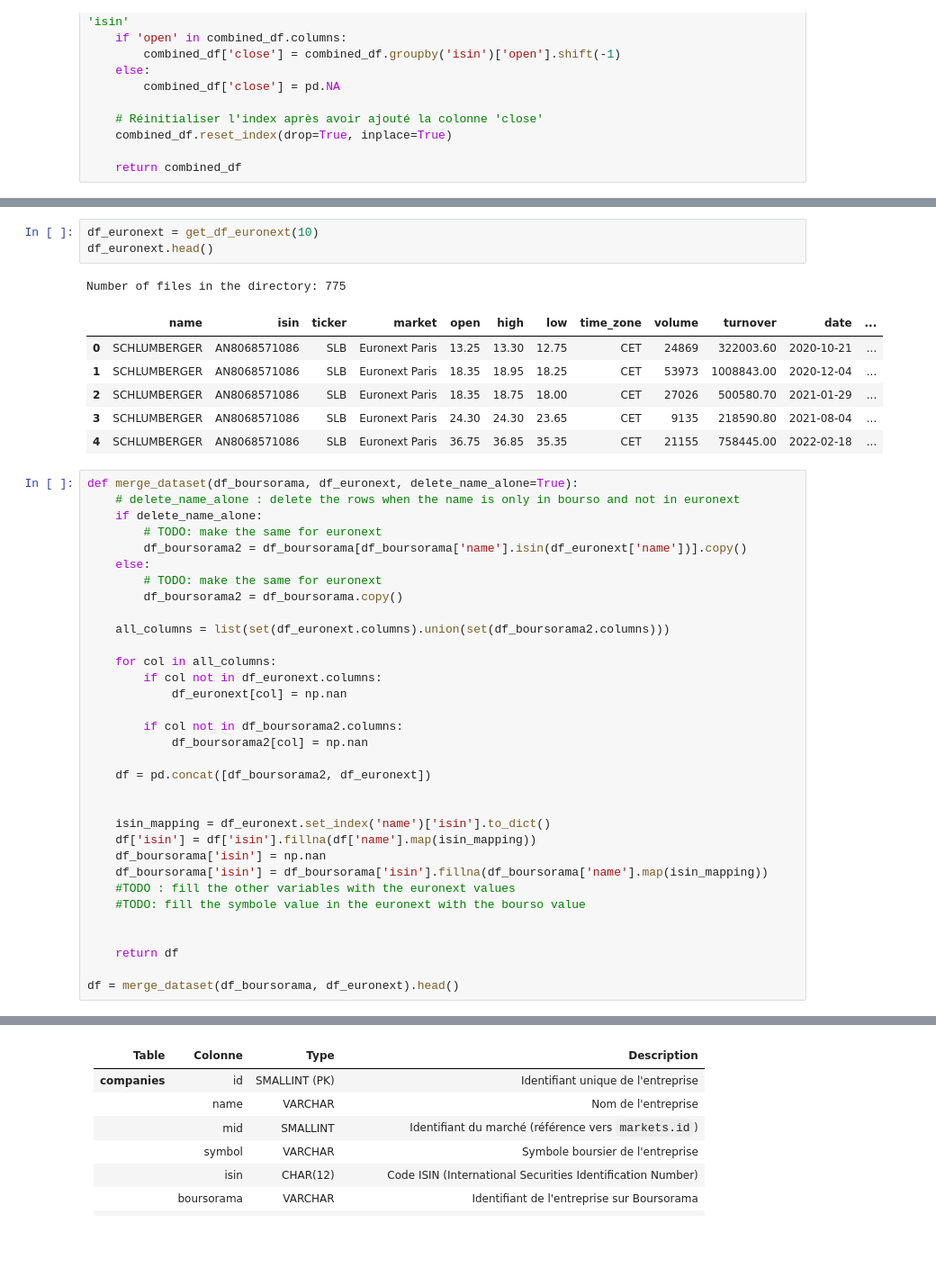
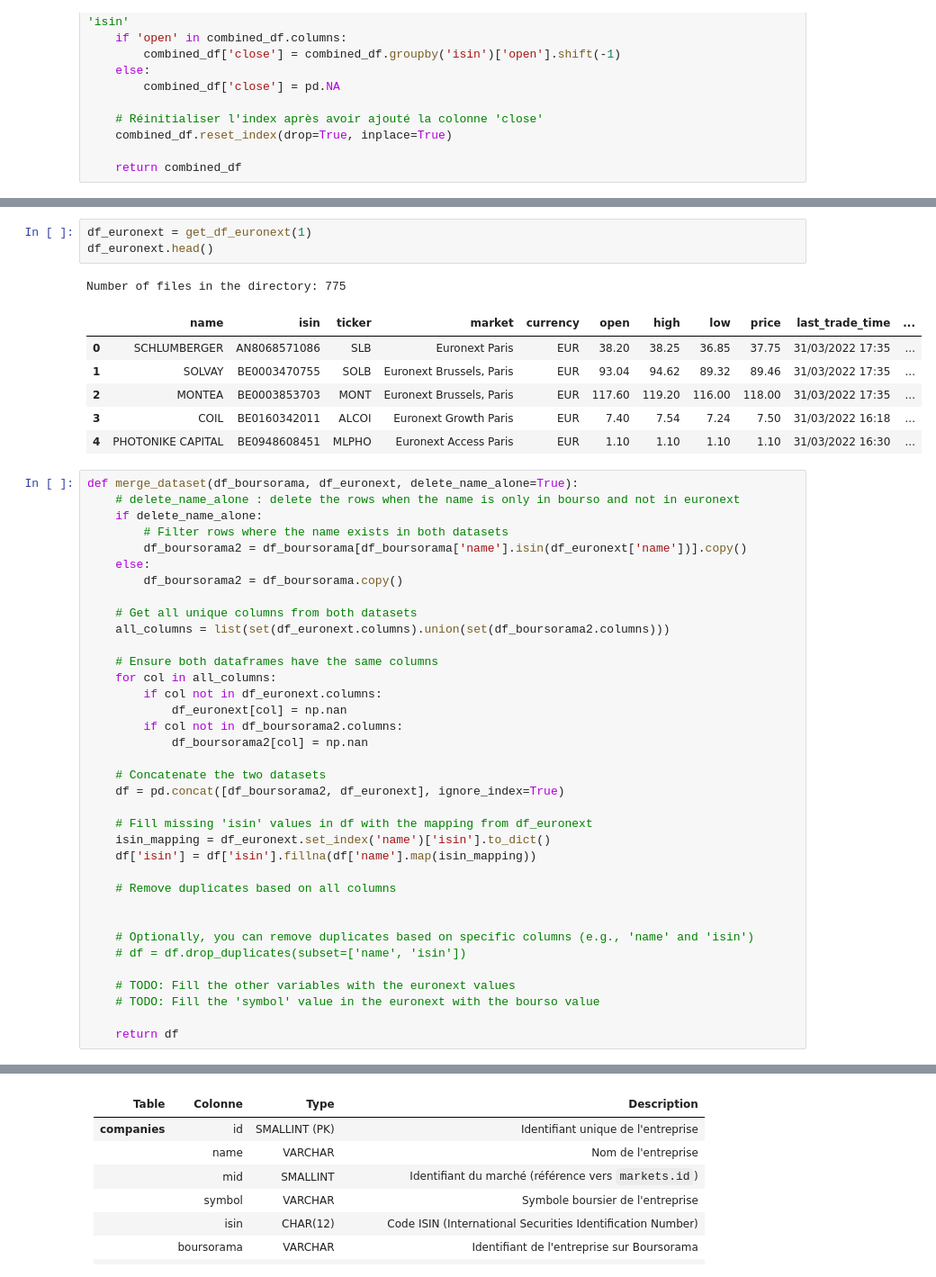
Before and after one commit to JulesRD/FinanceProject, a Jupyter notebook: etl/df_show.ipynb, the cells around one changed output, grey strips where cells are left out. Shown at 90% size. Drawn from its saved outputs; the diff is of its cells as text; blank space fills up the shorter version.

```diff
--- a/etl/df_show.ipynb
+++ b/etl/df_show.ipynb
@@ -200,49 +200,52 @@ df_boursorama.head(10)
 | 1rPALUNV | 3.46 | 0 | ALUNV | ALCATEL I15 | 2019-02-28 13:32:01.512834 | 1rPALUNV | 1rP |
 | 1rPALU | 3.5 | 0 | ALU | ALCATEL-LUCENT | 2019-02-28 13:32:01.512834 | 1rPALU | 1rP |
 # %%
-df_euronext = get_df_euronext(10)
+df_euronext = get_df_euronext(1)
 df_euronext.head()
 # %% [output]
 Number of files in the directory: 775
-|  | name | isin | ticker | market | open | high | low | time_zone | volume | turnover | date | ... |
-| 0 | SCHLUMBERGER | AN8068571086 | SLB | Euronext Paris | 13.25 | 13.30 | 12.75 | CET | 24869 | 322003.60 | 2020-10-21 | ... |
-| 1 | SCHLUMBERGER | AN8068571086 | SLB | Euronext Paris | 18.35 | 18.95 | 18.25 | CET | 53973 | 1008843.00 | 2020-12-04 | ... |
-| 2 | SCHLUMBERGER | AN8068571086 | SLB | Euronext Paris | 18.35 | 18.75 | 18.00 | CET | 27026 | 500580.70 | 2021-01-29 | ... |
-| 3 | SCHLUMBERGER | AN8068571086 | SLB | Euronext Paris | 24.30 | 24.30 | 23.65 | CET | 9135 | 218590.80 | 2021-08-04 | ... |
-| 4 | SCHLUMBERGER | AN8068571086 | SLB | Euronext Paris | 36.75 | 36.85 | 35.35 | CET | 21155 | 758445.00 | 2022-02-18 | ... |
+|  | name | isin | ticker | market | currency | open | high | low | price | last_trade_time | ... |
+| 0 | SCHLUMBERGER | AN8068571086 | SLB | Euronext Paris | EUR | 38.20 | 38.25 | 36.85 | 37.75 | 31/03/2022 17:35 | ... |
+| 1 | SOLVAY | BE0003470755 | SOLB | Euronext Brussels, Paris | EUR | 93.04 | 94.62 | 89.32 | 89.46 | 31/03/2022 17:35 | ... |
+| 2 | MONTEA | BE0003853703 | MONT | Euronext Brussels, Paris | EUR | 117.60 | 119.20 | 116.00 | 118.00 | 31/03/2022 17:35 | ... |
+| 3 | COIL | BE0160342011 | ALCOI | Euronext Growth Paris | EUR | 7.40 | 7.54 | 7.24 | 7.50 | 31/03/2022 16:18 | ... |
+| 4 | PHOTONIKE CAPITAL | BE0948608451 | MLPHO | Euronext Access Paris | EUR | 1.10 | 1.10 | 1.10 | 1.10 | 31/03/2022 16:30 | ... |
 # %%
 def merge_dataset(df_boursorama, df_euronext, delete_name_alone=True):
     # delete_name_alone : delete the rows when the name is only in bourso and not in euronext
     if delete_name_alone:
-        # TODO: make the same for euronext
+        # Filter rows where the name exists in both datasets
         df_boursorama2 = df_boursorama[df_boursorama['name'].isin(df_euronext['name'])].copy()
     else:
-        # TODO: make the same for euronext
         df_boursorama2 = df_boursorama.copy()
 
+    # Get all unique columns from both datasets
     all_columns = list(set(df_euronext.columns).union(set(df_boursorama2.columns)))
 
+    # Ensure both dataframes have the same columns
     for col in all_columns:
         if col not in df_euronext.columns:
             df_euronext[col] = np.nan
-
         if col not in df_boursorama2.columns:
             df_boursorama2[col] = np.nan
 
-    df = pd.concat([df_boursorama2, df_euronext])
+    # Concatenate the two datasets
+    df = pd.concat([df_boursorama2, df_euronext], ignore_index=True)
+
+    # Fill missing 'isin' values in df with the mapping from df_euronext
+    isin_mapping = df_euronext.set_index('name')['isin'].to_dict()
+    df['isin'] = df['isin'].fillna(df['name'].map(isin_mapping))
+
+    # Remove duplicates based on all columns
 
 
-    isin_mapping = df_euronext.set_index('name')['isin'].to_dict()
-    df['isin'] = df['isin'].fillna(df['name'].map(isin_mapping))
-    df_boursorama['isin'] = np.nan
-    df_boursorama['isin'] = df_boursorama['isin'].fillna(df_boursorama['name'].map(isin_mapping))
-    #TODO : fill the other variables with the euronext values
-    #TODO: fill the symbole value in the euronext with the bourso value
+    # Optionally, you can remove duplicates based on specific columns (e.g., 'name' and 'isin')
+    # df = df.drop_duplicates(subset=['name', 'isin'])
 
+    # TODO: Fill the other variables with the euronext values
+    # TODO: Fill the 'symbol' value in the euronext with the bourso value
 
     return df
-
-df = merge_dataset(df_boursorama, df_euronext).head()
 # %%
 df.head()
 # %% [output]
```
Also changed, not shown: parts of 19 cells of this notebook.
